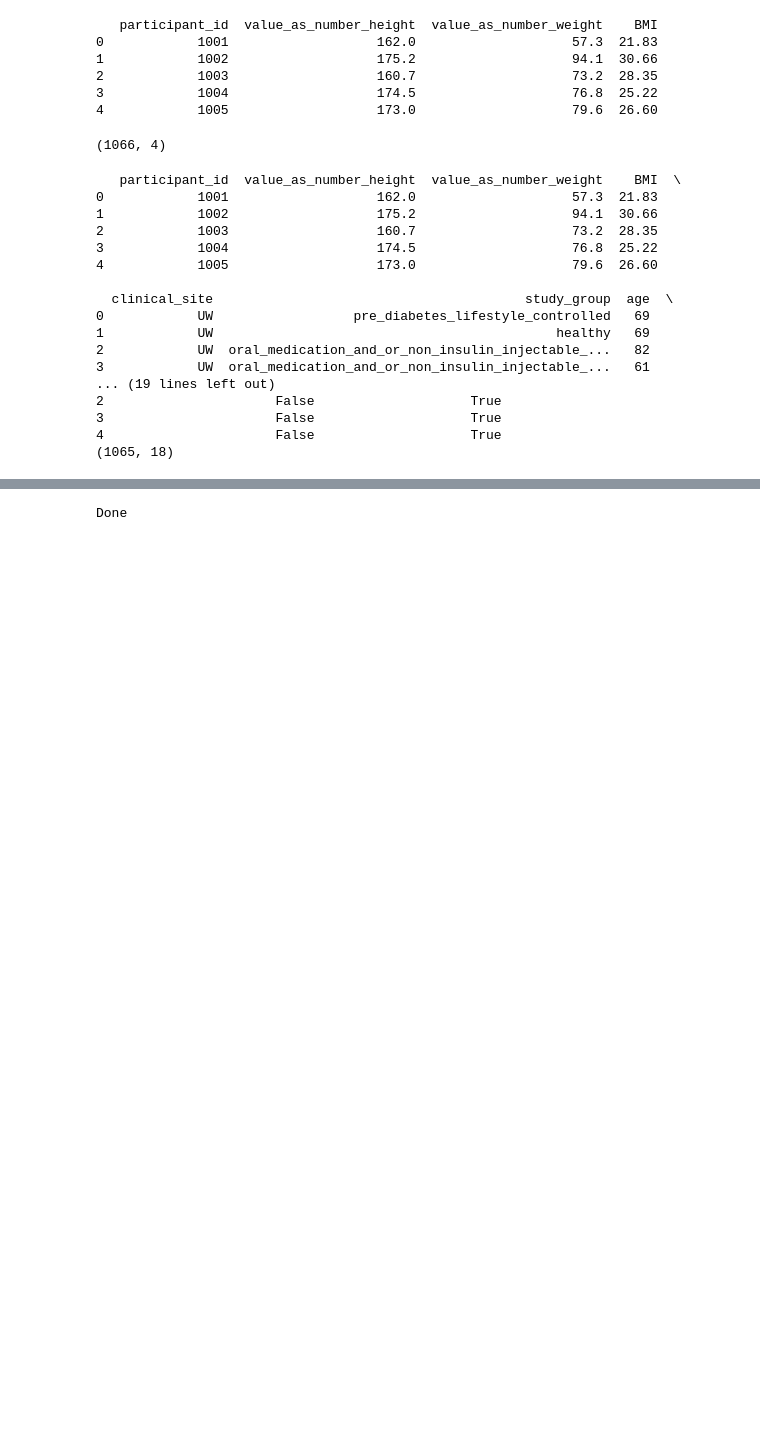
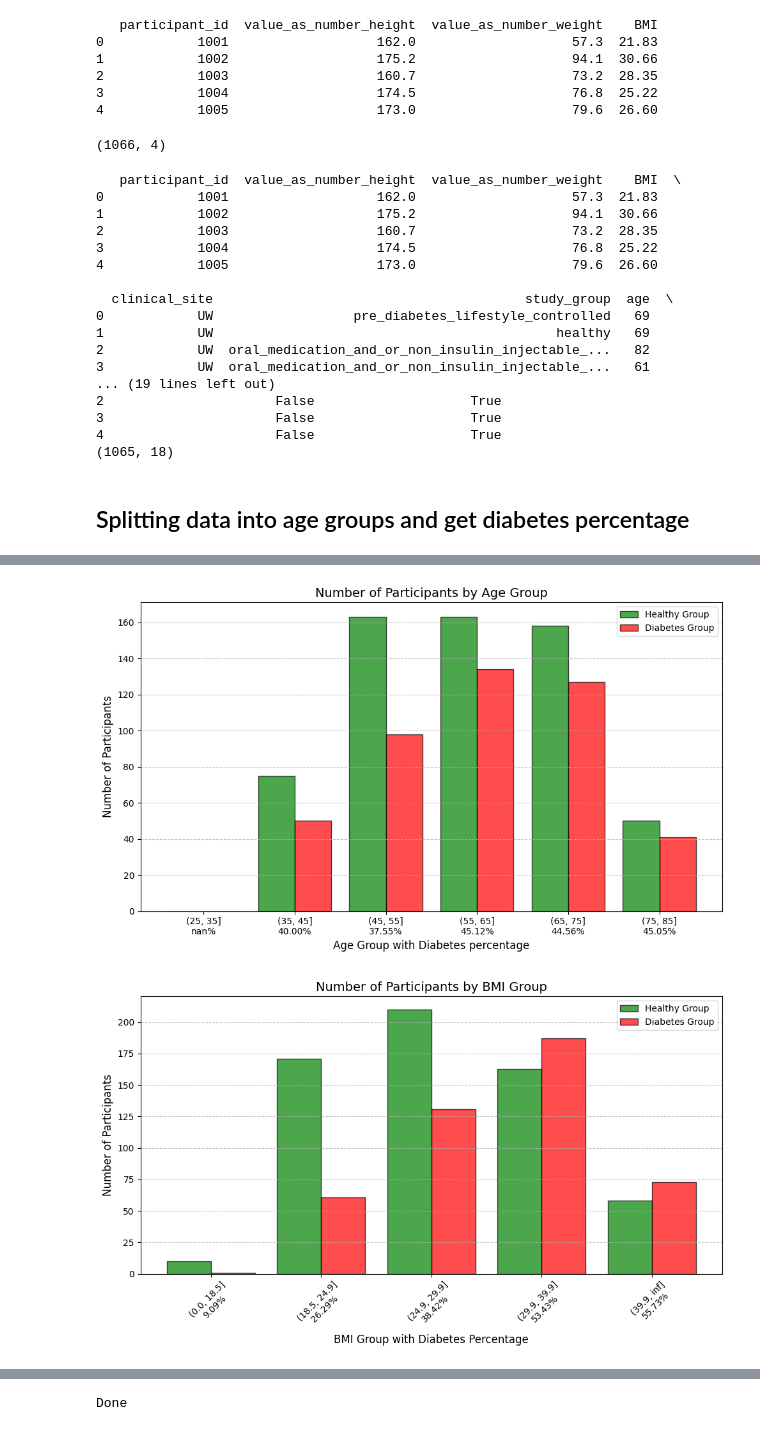
Before and after one commit to hbui138/RunningAndGlucoseTool, a Jupyter notebook: explore_cgm.ipynb, the cells around one changed output, grey strips where cells are left out. Cells and saved outputs as stored; diff of their text form; code cells hidden in the pictures; blank space fills up the shorter version.

```diff
--- a/explore_cgm.ipynb
+++ b/explore_cgm.ipynb
@@ -446,6 +446,8 @@ print(merged_data.shape)
 3                      False                    True
 4                      False                    True
 (1065, 18)
+# %% [markdown]
+## Splitting data into age groups and get diabetes percentage
 # %%
 
 bmi_bins = pd.cut(merged_data["BMI"], bins=[0, 18.5, 24.9, 29.9, 39.9, float("inf")])
@@ -454,6 +456,8 @@ age_bins = pd.cut(merged_data["age"], bins=range(25, 95, 10))  # Custom age grou
 # Add bins to the dataframe
 merged_data["age_group"] = age_bins
 merged_data["bmi_group"] = bmi_bins
+
+print(merged_data.head())
 
 age_group_counts = merged_data.groupby("age_group").size().sort_index()
 bmi_group_counts = merged_data.groupby("bmi_group").size().sort_index()
@@ -465,11 +469,65 @@ print(age_group_counts)
 print('-'*50)
 print(bmi_group_counts)
 print('-'*50)
+
 # Print age count for only participants in the healthy group
 healthy_age_counts = merged_data[merged_data['study_group'].isin(healthy_group)]['age_group'].value_counts().sort_index()
-diabetes_group_count = merged_data[merged_data['study_group'].isin(diabetes_group)]['age_group'].value_counts().sort_index()
-print("Healthy patients age groups:", healthy_age_counts)
-print("Diabetes patients age groups: ", diabetes_group_count)
+diabetes_age_count = merged_data[merged_data['study_group'].isin(diabetes_group)]['age_group'].value_counts().sort_index()
 
-print(merged_data.shape)
+percentage_diabetes = (diabetes_age_count / age_group_counts).sort_index()
+print("Diabetes percentage by age: ", percentage_diabetes)
+
+import numpy as np
+# Define bar width
+bar_width = 0.4
+x = np.arange(len(healthy_age_counts))  # Positions for bars
+# Format x labels to include age group and diabetes percentage
+x_labels = [f"{age}\n{percent:.2f}%" for age, percent in zip(healthy_age_counts.index.astype(str), percentage_diabetes*100)]
+
+
+plt.figure(figsize=(10, 6))
+
+# Plot bars side by side
+plt.bar(x - bar_width / 2, healthy_age_counts, width=bar_width, color='green', edgecolor='black', label='Healthy Group', alpha=0.7)
+plt.bar(x + bar_width / 2, diabetes_age_count, width=bar_width, color='red', edgecolor='black', label='Diabetes Group', alpha=0.7)
+
+# Formatting
+plt.title('Number of Participants by Age Group', fontsize=14)
+plt.xlabel('Age Group with Diabetes percentage', fontsize=12)
+plt.ylabel('Number of Participants', fontsize=12)
+plt.xticks(x, x_labels)  # Ensure x-axis labels are correctly aligned
+plt.grid(axis='y', linestyle='--', alpha=0.7)
+plt.legend()
+plt.tight_layout()
+
+plt.show()
+
+# Count participants in each BMI group for healthy and diabetes groups
+healthy_bmi_counts = merged_data[merged_data['study_group'].isin(healthy_group)]['bmi_group'].value_counts().sort_index()
+diabetes_bmi_counts = merged_data[merged_data['study_group'].isin(diabetes_group)]['bmi_group'].value_counts().sort_index()
+
+# Calculate the percentage of diabetes patients in each BMI group
+percentage_diabetes_bmi = (diabetes_bmi_counts / bmi_group_counts).sort_index()
+
+x = np.arange(len(healthy_bmi_counts))  # Positions for bars
+
+# Format x labels to include BMI group and diabetes percentage
+x_labels = [f"{bmi}\n{percent:.2f}%" for bmi, percent in zip(healthy_bmi_counts.index.astype(str), percentage_diabetes_bmi * 100)]
+
+plt.figure(figsize=(10, 6))
+
+# Plot bars side by side
+plt.bar(x - bar_width / 2, healthy_bmi_counts, width=bar_width, color='green', edgecolor='black', label='Healthy Group', alpha=0.7)
+plt.bar(x + bar_width / 2, diabetes_bmi_counts, width=bar_width, color='red', edgecolor='black', label='Diabetes Group', alpha=0.7)
+
+# Formatting
+plt.title('Number of Participants by BMI Group', fontsize=14)
+plt.xlabel('BMI Group with Diabetes Percentage', fontsize=12)
+plt.ylabel('Number of Participants', fontsize=12)
+plt.xticks(x, x_labels, rotation=45)  # Ensure x-axis labels are correctly aligned and rotated for readability
+plt.grid(axis='y', linestyle='--', alpha=0.7)
+plt.legend()
+plt.tight_layout()
+
+plt.show()
 # %% [output]
@@ -492,0 +551,2 @@ Name: count, dtype: int64
+[figure, added]
+[figure, added]
```
Also changed, not shown: parts of 6 cells of this notebook, 6 other files.
